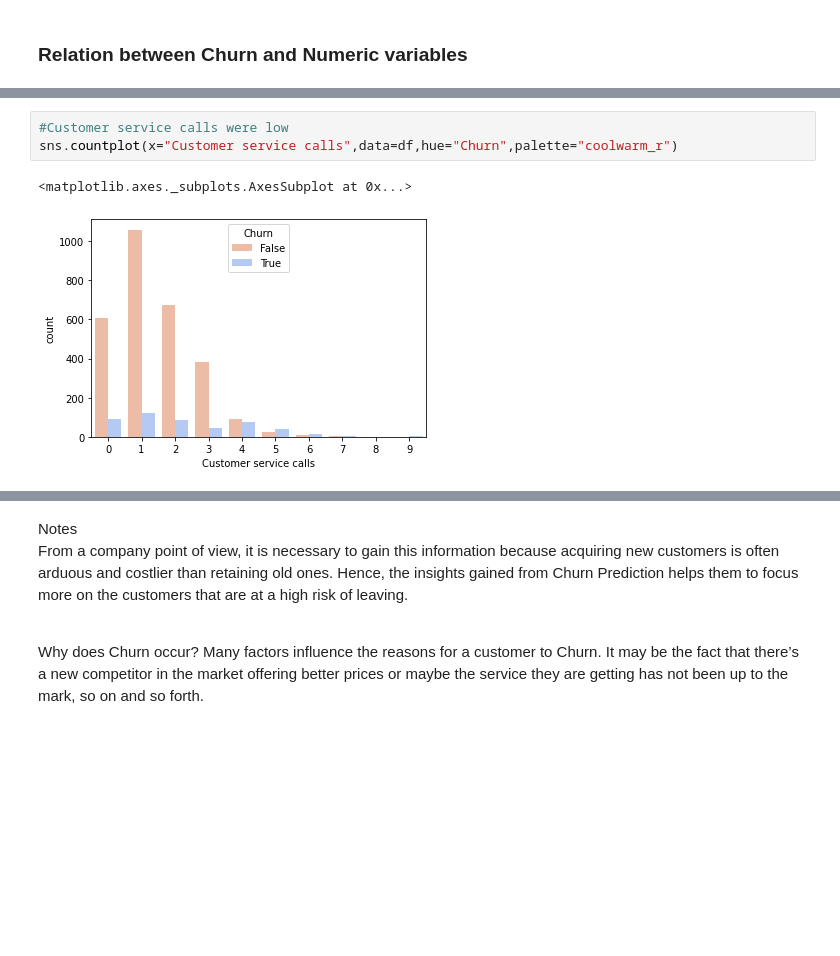
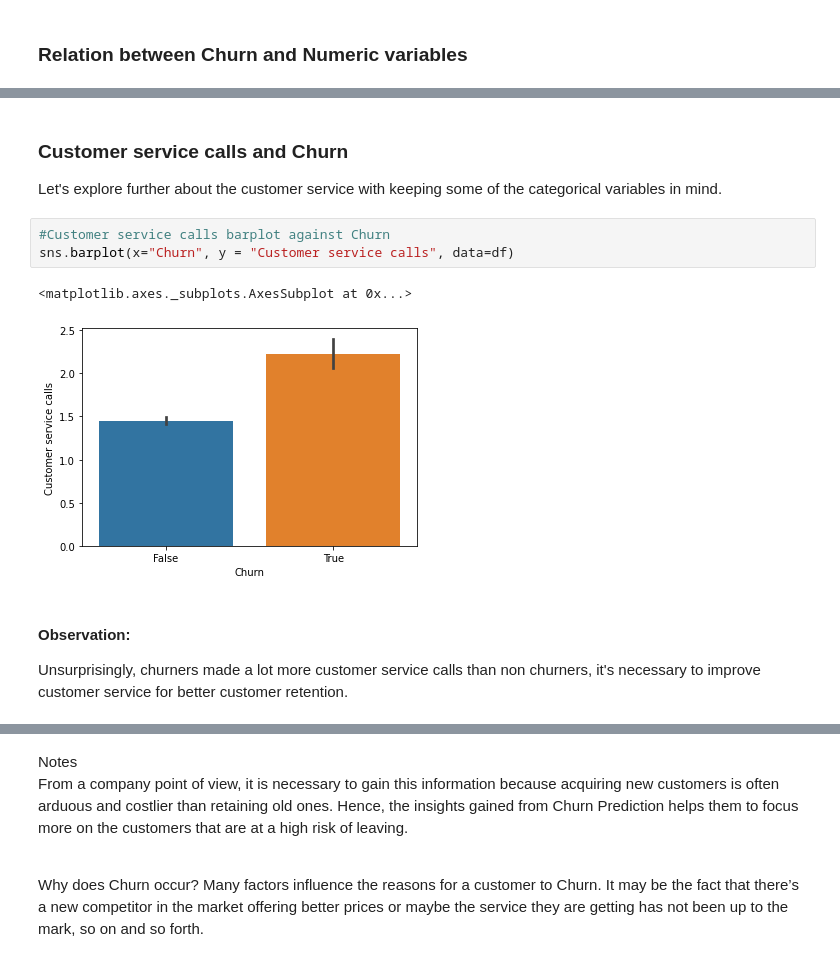
Before and after one commit to vithika-karan/Churn-Data-Analysis, a Jupyter notebook: Telecom_Churn_Analysis_Capstone_Project.ipynb, the cells around one changed output, grey strips where cells are left out. Saved outputs shown, nothing was run; the diff lists cells and outputs as text; blank space fills up the shorter version.

Commit message:
Fifth commit, explored further in numerical variables against churn

```diff
--- a/Telecom_Churn_Analysis_Capstone_Project.ipynb
+++ b/Telecom_Churn_Analysis_Capstone_Project.ipynb
@@ -272,6 +375,12 @@ sns.countplot(x = "State", data = df, hue = "Churn")
+# %% [markdown]
+### Customer service calls and Churn
+Let's explore further about the customer service with keeping some of the categorical variables in mind.
 # %%
-#Customer service calls were low
-sns.countplot(x="Customer service calls",data=df,hue="Churn",palette="coolwarm_r")
+#Customer service calls barplot against Churn
+sns.barplot(x="Churn", y = "Customer service calls", data=df)
 # %% [output]
 <matplotlib.axes._subplots.AxesSubplot at 0x...>
-[figure, old version]
+[figure, new version]
+# %% [markdown]
+#### Observation:
+Unsurprisingly, churners made a lot more customer service calls than non churners, it's necessary to improve customer service for better customer retention.
```
Also changed, not shown: parts of 33 cells of this notebook.
